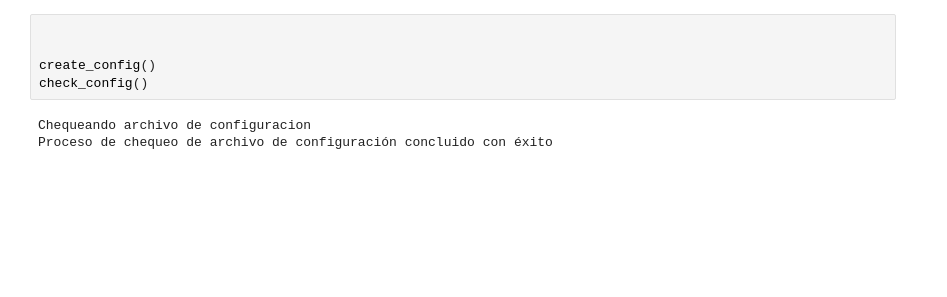
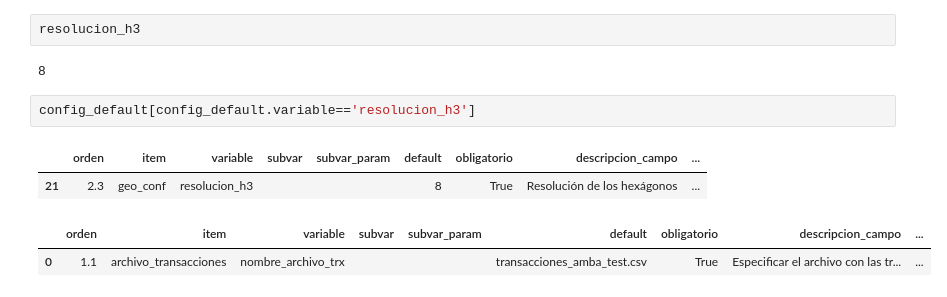
Before and after one commit to EL-BID/UrbanTrips, a Jupyter notebook: check_configs.ipynb, the cells around one changed output. Saved outputs shown, nothing was run; the diff lists cells and outputs as text; blank space fills up the shorter version.

Commit message:
check_config
cambios en el chequeo de errores

```diff
--- a/check_configs.ipynb
+++ b/check_configs.ipynb
@@ -4,8 +642,13 @@
+# %%
+resolucion_h3
+# %% [output]
+8
+# %%
+config_default[config_default.variable=='resolucion_h3']
+# %% [output]
+|  | orden | item | variable | subvar | subvar_param | default | obligatorio | descripcion_campo | ... |
+| 21 | 2.3 | geo_conf | resolucion_h3 |  |  | 8 | True | Resolución de los hexágonos | ... |
 # %%
-
-
-create_config()
-check_config()
 # %% [output]
-Chequeando archivo de configuracion
-Proceso de chequeo de archivo de configuración concluido con éxito
+|  | orden | item | variable | subvar | subvar_param | default | obligatorio | descripcion_campo | ... |
+| 0 | 1.1 | archivo_transacciones | nombre_archivo_trx |  |  | transacciones_amba_test.csv | True | Especificar el archivo con las tr... | ... |
```
Also changed, not shown: parts of 8 cells of this notebook, 3 other files.
